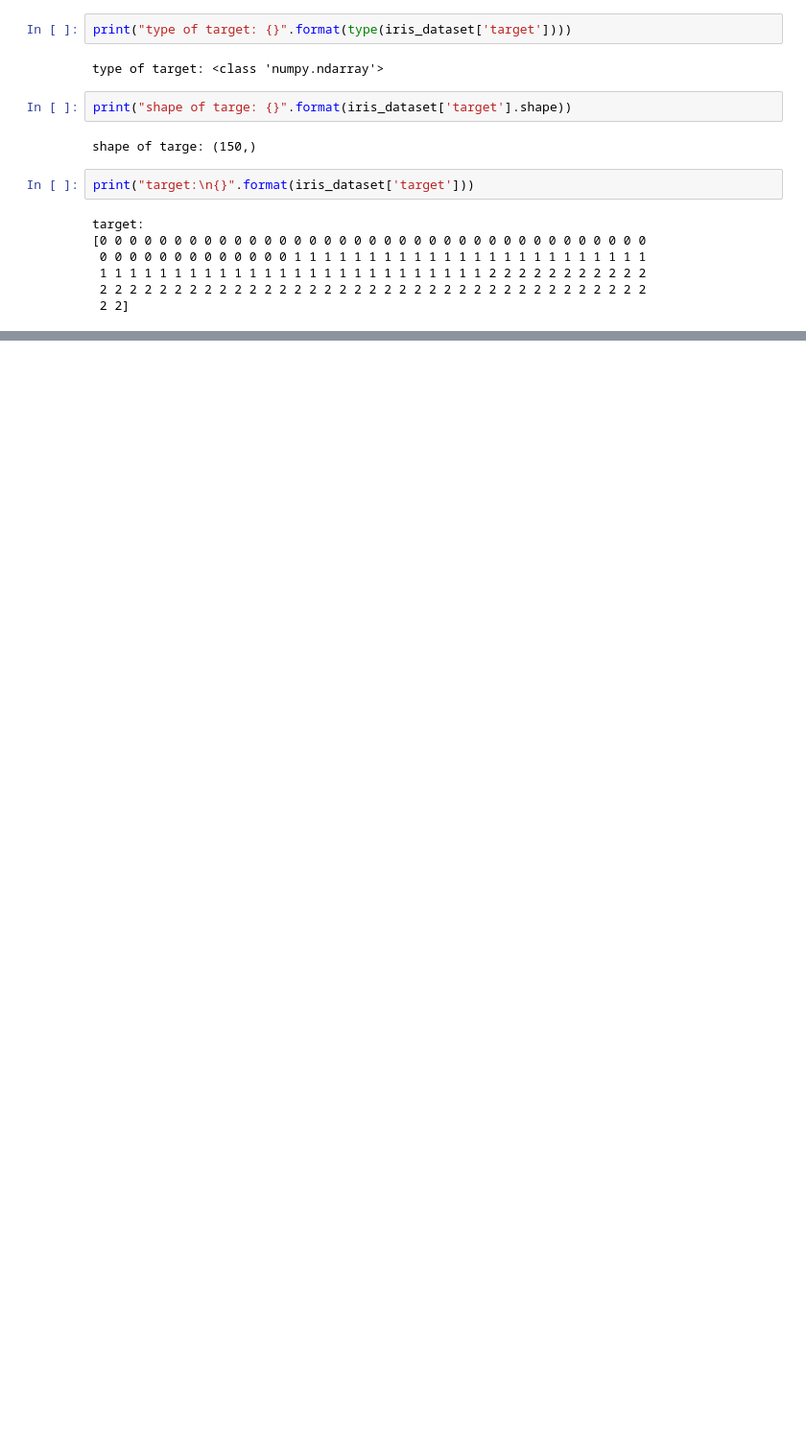
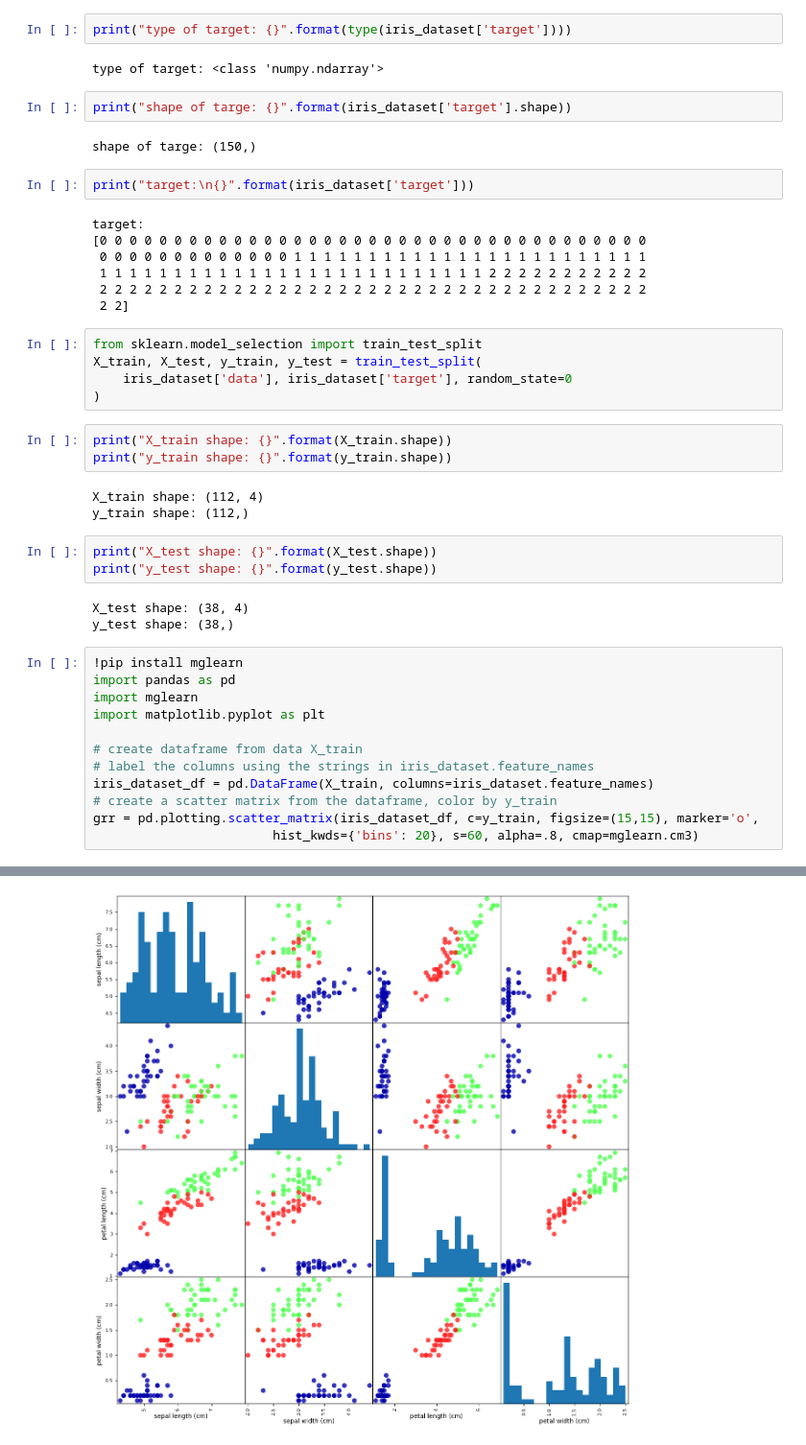
Before and after one commit to dhayden/machineLearning, a Jupyter notebook: IrisClassifier.ipynb, the cells around one changed output, grey strips where cells are left out. Shown at 96% size. Cells and saved outputs as stored; diff of their text form; blank space fills up the shorter version.

```diff
--- a/IrisClassifier.ipynb
+++ b/IrisClassifier.ipynb
@@ -64,3 +64,33 @@ target:
  1 1 1 1 1 1 1 1 1 1 1 1 1 1 1 1 1 1 1 1 1 1 1 1 1 1 2 2 2 2 2 2 2 2 2 2 2
  2 2 2 2 2 2 2 2 2 2 2 2 2 2 2 2 2 2 2 2 2 2 2 2 2 2 2 2 2 2 2 2 2 2 2 2 2
  2 2]
+# %%
+from sklearn.model_selection import train_test_split
+X_train, X_test, y_train, y_test = train_test_split(
+    iris_dataset['data'], iris_dataset['target'], random_state=0
+)
+# %%
+print("X_train shape: {}".format(X_train.shape))
+print("y_train shape: {}".format(y_train.shape))
+# %% [output]
+X_train shape: (112, 4)
+y_train shape: (112,)
+# %%
+print("X_test shape: {}".format(X_test.shape))
+print("y_test shape: {}".format(y_test.shape))
+# %% [output]
+X_test shape: (38, 4)
+y_test shape: (38,)
+# %%
+!pip install mglearn
+import pandas as pd
+import mglearn
+import matplotlib.pyplot as plt
+
+# create dataframe from data X_train
+# label the columns using the strings in iris_dataset.feature_names
+iris_dataset_df = pd.DataFrame(X_train, columns=iris_dataset.feature_names)
+# create a scatter matrix from the dataframe, color by y_train
+grr = pd.plotting.scatter_matrix(iris_dataset_df, c=y_train, figsize=(15,15), marker='o',
+                        hist_kwds={'bins': 20}, s=60, alpha=.8, cmap=mglearn.cm3)
+# %% [output]
@@ -66,0 +114 @@ target:
+[figure, added]
```
Also changed, not shown: parts of 10 cells of this notebook.
